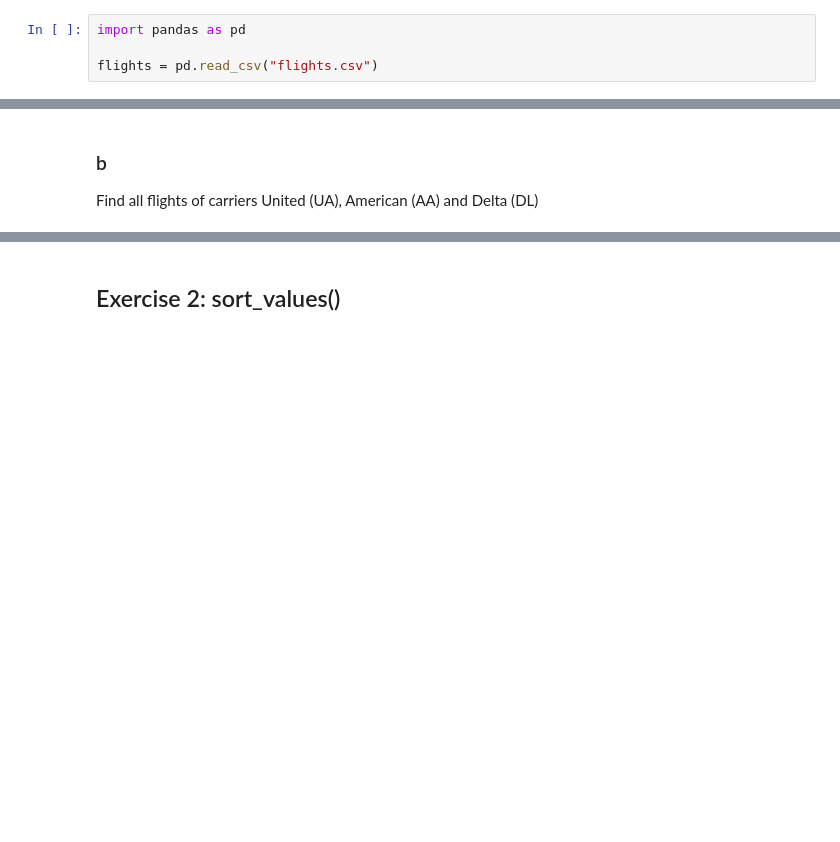
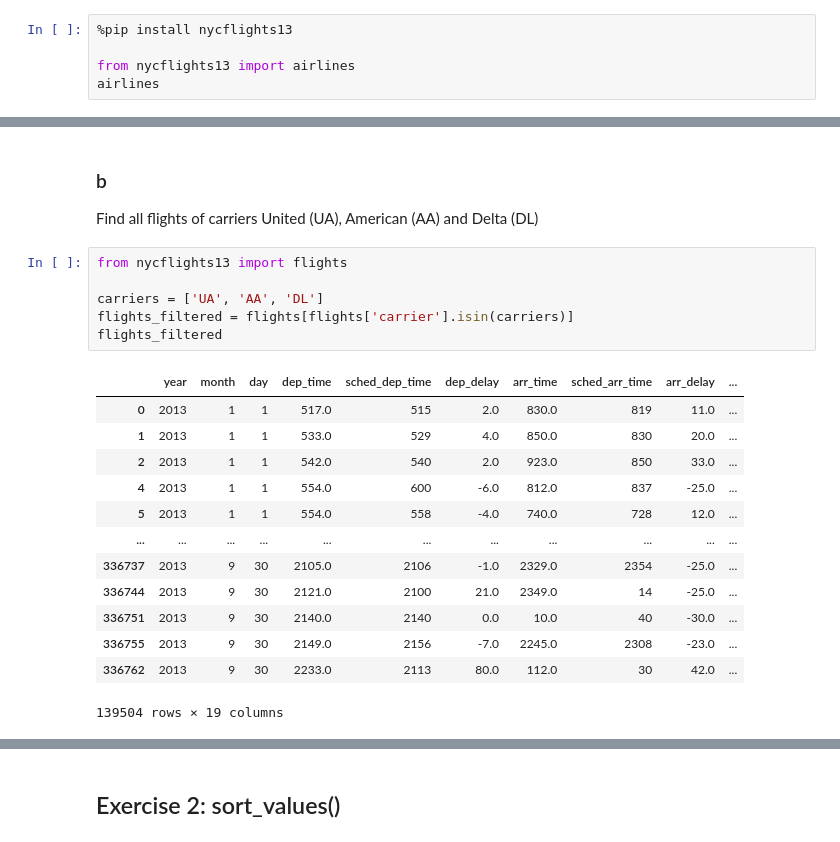
Before and after one commit to AdilVural/myPython, a Jupyter notebook: 2025-2026 - Programming Visualization for BA/05_Data_Wrangling/Exercises_Data_Wrangling.ipynb, the cells around one changed output, grey strips where cells are left out. Saved outputs shown, nothing was run; the diff lists cells and outputs as text; blank space fills up the shorter version.

```diff
--- a/2025-2026 - Programming Visualization for BA/05_Data_Wrangling/Exercises_Data_Wrangling.ipynb
+++ b/2025-2026 - Programming Visualization for BA/05_Data_Wrangling/Exercises_Data_Wrangling.ipynb
@@ -19,4 +28,5 @@ on arrival (arr delay)
 # %%
-import pandas as pd
+%pip install nycflights13
 
-flights = pd.read_csv("flights.csv")
+from nycflights13 import airlines
+airlines
@@ -23,3 +70,23 @@ flights = pd.read_csv("flights.csv")
 # %% [markdown]
 ### b
 Find all flights of carriers United (UA), American (AA) and Delta (DL)
+# %%
+from nycflights13 import flights
+
+carriers = ['UA', 'AA', 'DL']
+flights_filtered = flights[flights['carrier'].isin(carriers)]
+flights_filtered
+# %% [output]
+|  | year | month | day | dep_time | sched_dep_time | dep_delay | arr_time | sched_arr_time | arr_delay | ... |
+| 0 | 2013 | 1 | 1 | 517.0 | 515 | 2.0 | 830.0 | 819 | 11.0 | ... |
+| 1 | 2013 | 1 | 1 | 533.0 | 529 | 4.0 | 850.0 | 830 | 20.0 | ... |
+| 2 | 2013 | 1 | 1 | 542.0 | 540 | 2.0 | 923.0 | 850 | 33.0 | ... |
+| 4 | 2013 | 1 | 1 | 554.0 | 600 | -6.0 | 812.0 | 837 | -25.0 | ... |
+| 5 | 2013 | 1 | 1 | 554.0 | 558 | -4.0 | 740.0 | 728 | 12.0 | ... |
+| ... | ... | ... | ... | ... | ... | ... | ... | ... | ... | ... |
+| 336737 | 2013 | 9 | 30 | 2105.0 | 2106 | -1.0 | 2329.0 | 2354 | -25.0 | ... |
+| 336744 | 2013 | 9 | 30 | 2121.0 | 2100 | 21.0 | 2349.0 | 14 | -25.0 | ... |
+| 336751 | 2013 | 9 | 30 | 2140.0 | 2140 | 0.0 | 10.0 | 40 | -30.0 | ... |
+| 336755 | 2013 | 9 | 30 | 2149.0 | 2156 | -7.0 | 2245.0 | 2308 | -23.0 | ... |
+| 336762 | 2013 | 9 | 30 | 2233.0 | 2113 | 80.0 | 112.0 | 30 | 42.0 | ... |
+139504 rows × 19 columns
```
Also changed, not shown: parts of 9 cells of this notebook, 3 other files.
